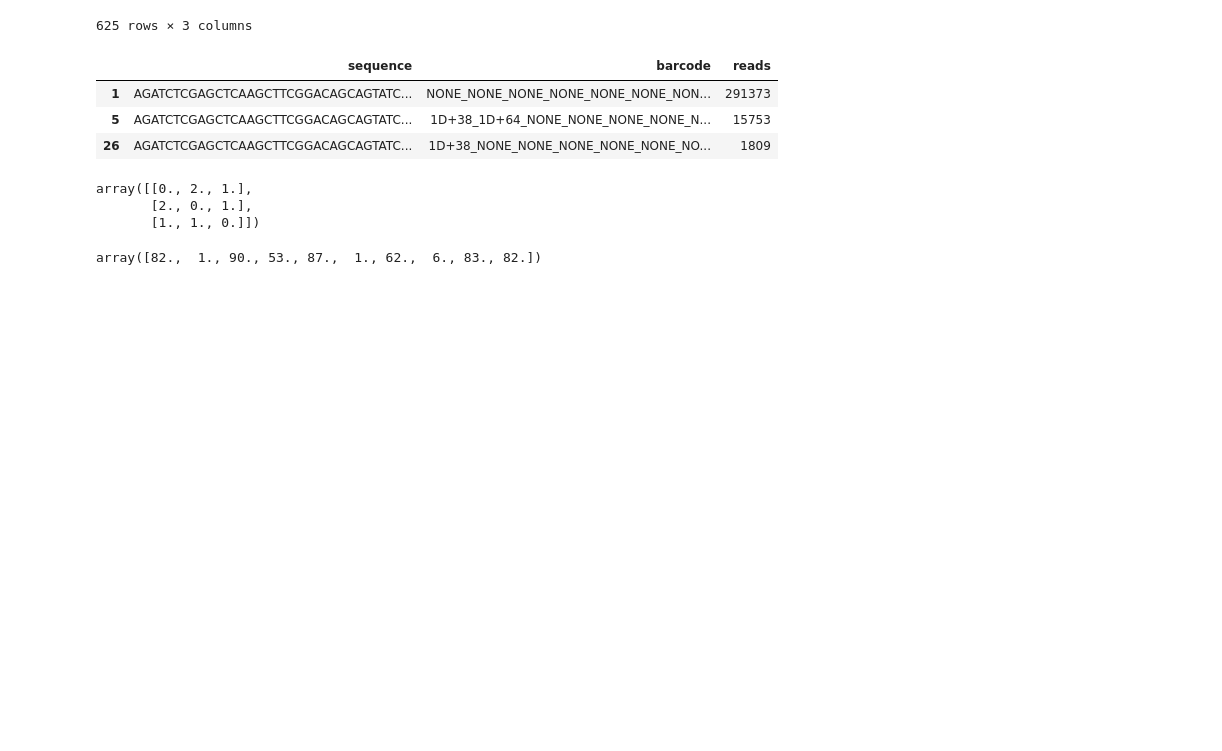
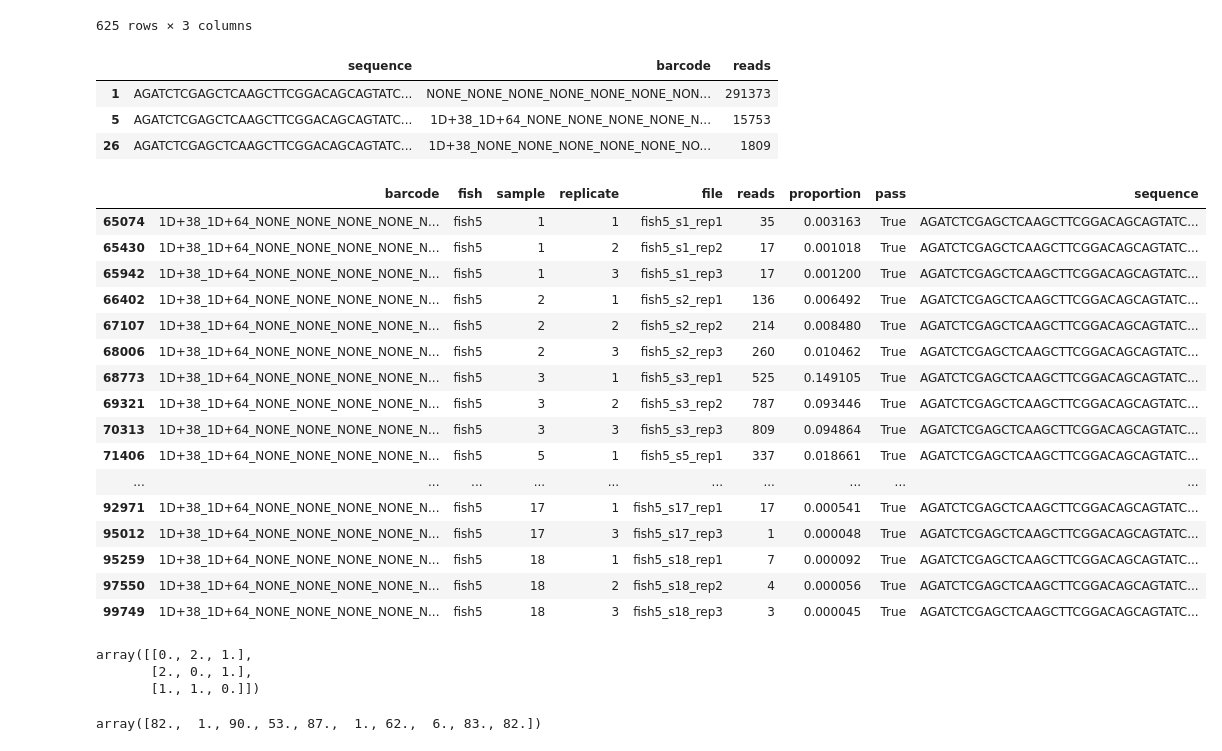
Before and after one commit to Gagnon-lab/weber-shrader, a Jupyter notebook: fastq-data/collapse-in-pipeline.ipynb, the cells around one changed output. Drawn from its saved outputs; the diff is of its cells as text; code cells hidden in the pictures; blank space fills up the shorter version.

```diff
--- a/fastq-data/collapse-in-pipeline.ipynb
+++ b/fastq-data/collapse-in-pipeline.ipynb
@@ -401,6 +401,26 @@ df_grouped.iloc[[1,5,26]]
 | 1 | AGATCTCGAGCTCAAGCTTCGGACAGCAGTATC... | NONE_NONE_NONE_NONE_NONE_NONE_NON... | 291373 |
 | 5 | AGATCTCGAGCTCAAGCTTCGGACAGCAGTATC... | 1D+38_1D+64_NONE_NONE_NONE_NONE_N... | 15753 |
 | 26 | AGATCTCGAGCTCAAGCTTCGGACAGCAGTATC... | 1D+38_NONE_NONE_NONE_NONE_NONE_NO... | 1809 |
+# %%
+fish5[fish5['barcode'] == '1D+38_1D+64_NONE_NONE_NONE_NONE_NONE_NONE_NONE_NONE']
+# %% [output]
+|  | barcode | fish | sample | replicate | file | reads | proportion | pass | sequence |
+| 65074 | 1D+38_1D+64_NONE_NONE_NONE_NONE_N... | fish5 | 1 | 1 | fish5_s1_rep1 | 35 | 0.003163 | True | AGATCTCGAGCTCAAGCTTCGGACAGCAGTATC... |
+| 65430 | 1D+38_1D+64_NONE_NONE_NONE_NONE_N... | fish5 | 1 | 2 | fish5_s1_rep2 | 17 | 0.001018 | True | AGATCTCGAGCTCAAGCTTCGGACAGCAGTATC... |
+| 65942 | 1D+38_1D+64_NONE_NONE_NONE_NONE_N... | fish5 | 1 | 3 | fish5_s1_rep3 | 17 | 0.001200 | True | AGATCTCGAGCTCAAGCTTCGGACAGCAGTATC... |
+| 66402 | 1D+38_1D+64_NONE_NONE_NONE_NONE_N... | fish5 | 2 | 1 | fish5_s2_rep1 | 136 | 0.006492 | True | AGATCTCGAGCTCAAGCTTCGGACAGCAGTATC... |
+| 67107 | 1D+38_1D+64_NONE_NONE_NONE_NONE_N... | fish5 | 2 | 2 | fish5_s2_rep2 | 214 | 0.008480 | True | AGATCTCGAGCTCAAGCTTCGGACAGCAGTATC... |
+| 68006 | 1D+38_1D+64_NONE_NONE_NONE_NONE_N... | fish5 | 2 | 3 | fish5_s2_rep3 | 260 | 0.010462 | True | AGATCTCGAGCTCAAGCTTCGGACAGCAGTATC... |
+| 68773 | 1D+38_1D+64_NONE_NONE_NONE_NONE_N... | fish5 | 3 | 1 | fish5_s3_rep1 | 525 | 0.149105 | True | AGATCTCGAGCTCAAGCTTCGGACAGCAGTATC... |
+| 69321 | 1D+38_1D+64_NONE_NONE_NONE_NONE_N... | fish5 | 3 | 2 | fish5_s3_rep2 | 787 | 0.093446 | True | AGATCTCGAGCTCAAGCTTCGGACAGCAGTATC... |
+| 70313 | 1D+38_1D+64_NONE_NONE_NONE_NONE_N... | fish5 | 3 | 3 | fish5_s3_rep3 | 809 | 0.094864 | True | AGATCTCGAGCTCAAGCTTCGGACAGCAGTATC... |
+| 71406 | 1D+38_1D+64_NONE_NONE_NONE_NONE_N... | fish5 | 5 | 1 | fish5_s5_rep1 | 337 | 0.018661 | True | AGATCTCGAGCTCAAGCTTCGGACAGCAGTATC... |
+| ... | ... | ... | ... | ... | ... | ... | ... | ... | ... |
+| 92971 | 1D+38_1D+64_NONE_NONE_NONE_NONE_N... | fish5 | 17 | 1 | fish5_s17_rep1 | 17 | 0.000541 | True | AGATCTCGAGCTCAAGCTTCGGACAGCAGTATC... |
+| 95012 | 1D+38_1D+64_NONE_NONE_NONE_NONE_N... | fish5 | 17 | 3 | fish5_s17_rep3 | 1 | 0.000048 | True | AGATCTCGAGCTCAAGCTTCGGACAGCAGTATC... |
+| 95259 | 1D+38_1D+64_NONE_NONE_NONE_NONE_N... | fish5 | 18 | 1 | fish5_s18_rep1 | 7 | 0.000092 | True | AGATCTCGAGCTCAAGCTTCGGACAGCAGTATC... |
+| 97550 | 1D+38_1D+64_NONE_NONE_NONE_NONE_N... | fish5 | 18 | 2 | fish5_s18_rep2 | 4 | 0.000056 | True | AGATCTCGAGCTCAAGCTTCGGACAGCAGTATC... |
+| 99749 | 1D+38_1D+64_NONE_NONE_NONE_NONE_N... | fish5 | 18 | 3 | fish5_s18_rep3 | 3 | 0.000045 | True | AGATCTCGAGCTCAAGCTTCGGACAGCAGTATC... |
 # %%
 distances[np.ix_([1,5,26],[1,5,26])]
 # %% [output]
```
Also changed, not shown: 7 other files.
